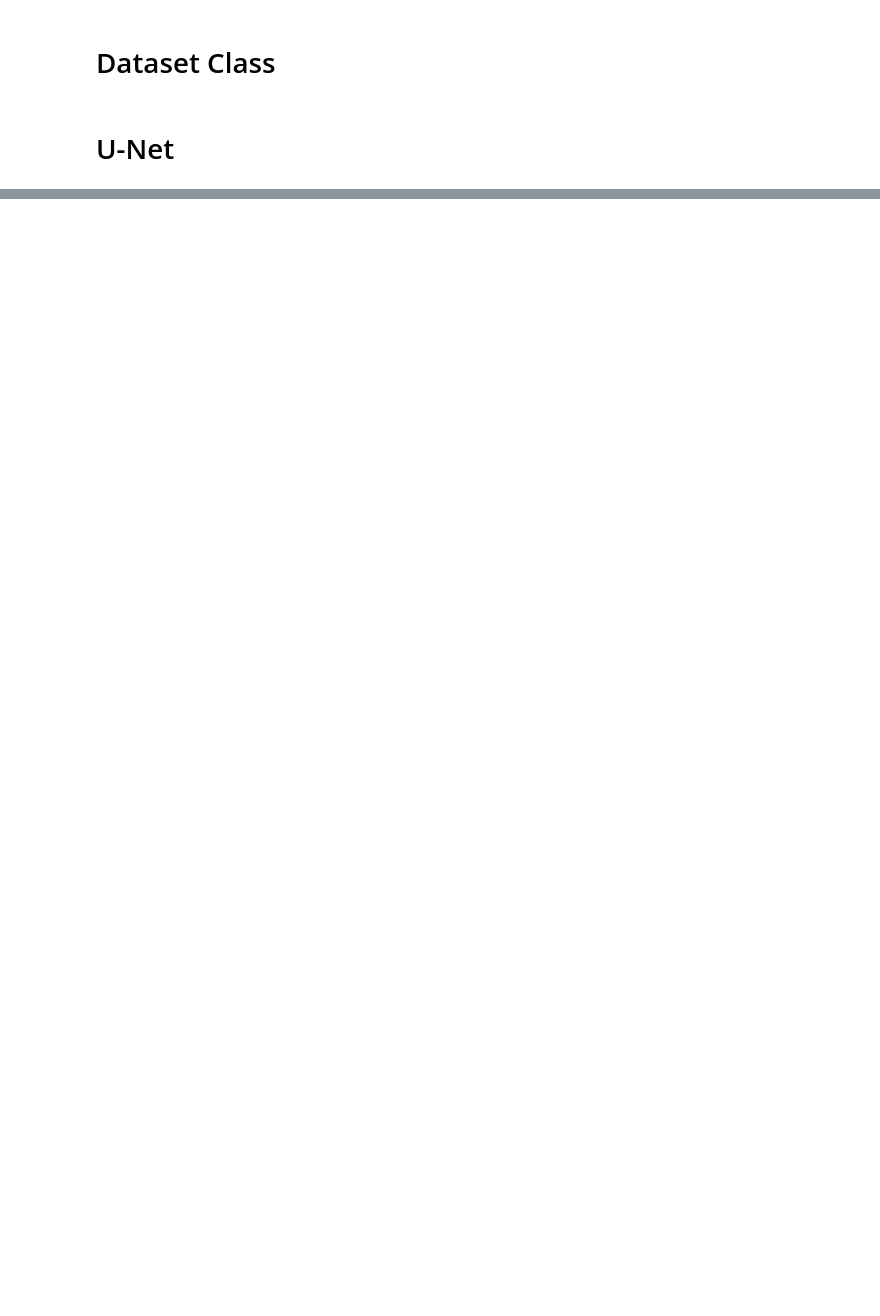
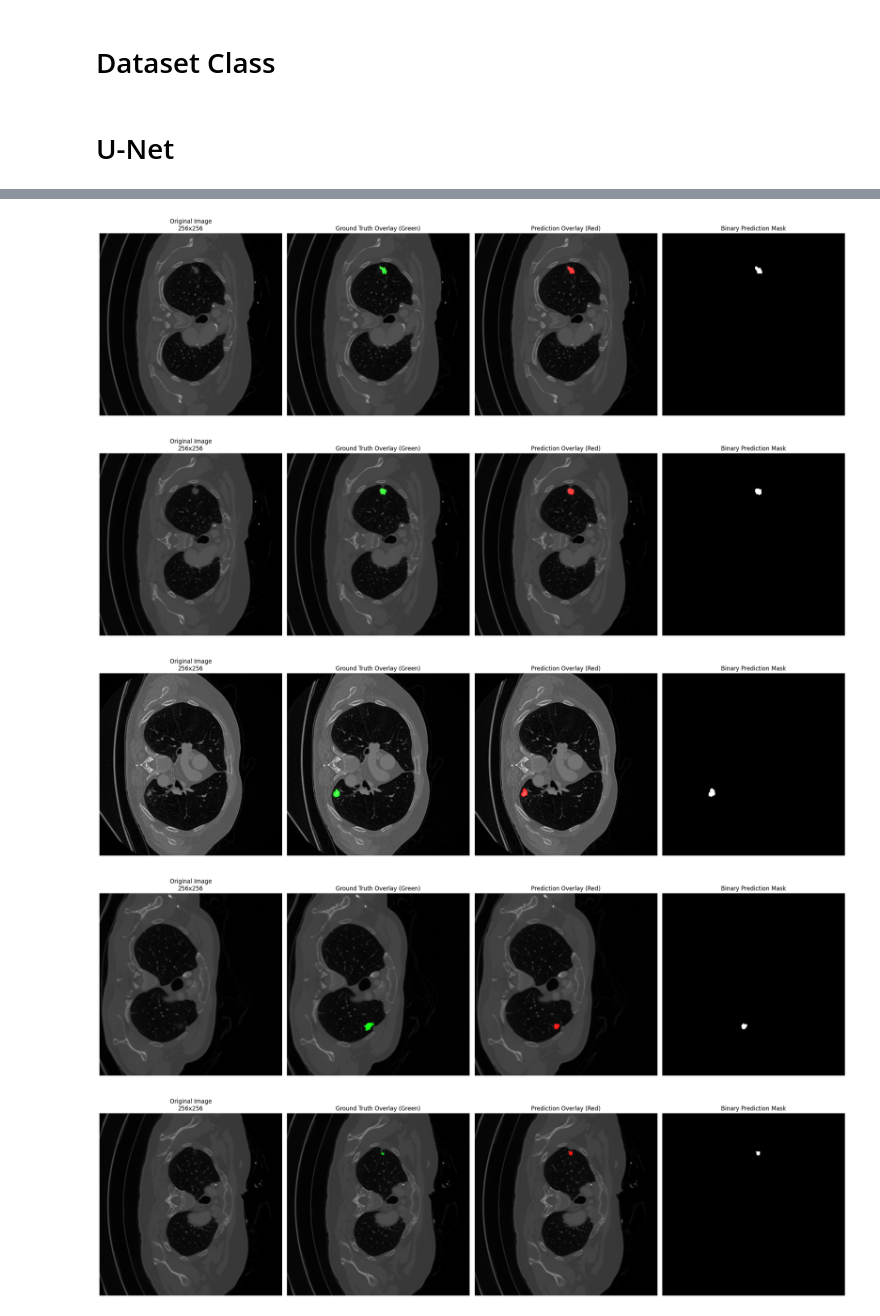
Before and after one commit to SaraElwatany/Lung-TumorDetection-Segmentation, a Jupyter notebook: Cropped_Segmentation.ipynb, the cells around one changed output, grey strips where cells are left out. Saved outputs shown, nothing was run; the diff lists cells and outputs as text; code cells hidden in the pictures; blank space fills up the shorter version.

```diff
--- a/Cropped_Segmentation.ipynb
+++ b/Cropped_Segmentation.ipynb
@@ -772,0 +711,8 @@ visualize_predictions_on_full_image(model, test_dataset, device, num_samples=10)
+# %%
+visualize_predictions(model, val_dataset, device, num_samples=5, on_full_image=True)
+# %% [output]
+[figure, added]
+[figure, added]
+[figure, added]
+[figure, added]
+[figure, added]
```
Also changed, not shown: parts of 28 cells of this notebook.
